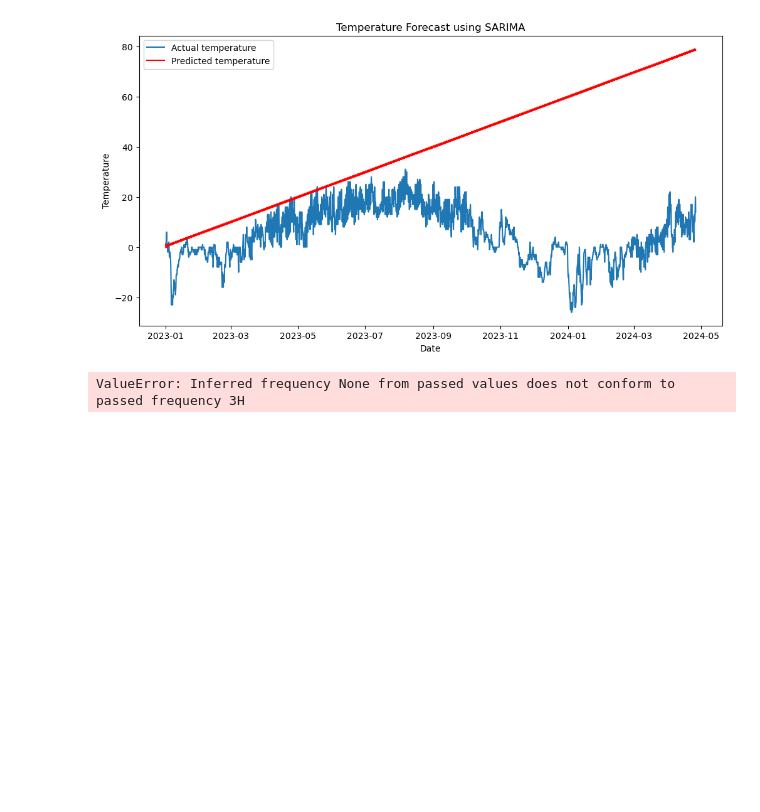
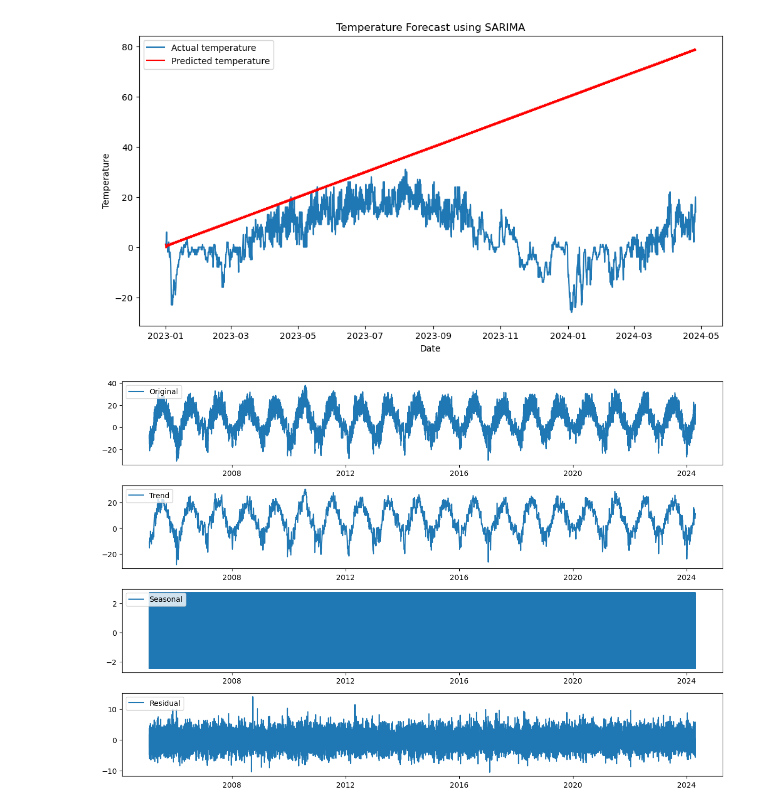
Before and after one commit to PeterOstr/kaggle, a Jupyter notebook: airflow_train1/weather_api_train.ipynb, the cells around one changed output. Saved outputs shown, nothing was run; the diff lists cells and outputs as text; code cells hidden in the pictures; blank space fills up the shorter version.

```diff
--- a/airflow_train1/weather_api_train.ipynb
+++ b/airflow_train1/weather_api_train.ipynb
@@ -686,33 +686,37 @@ data['Local time in Moscow'] = pd.to_datetime(data['Local time in Moscow'], form
 data.set_index('Local time in Moscow', inplace=True)
 data = data.loc[:, ['T']]
 data.dropna(inplace=True)
 
-# Set frequency of the time series index explicitly
-data.index.freq = '3H'  # Assuming hourly frequency
+# Create a new index with the desired frequency
+new_index = pd.date_range(start=data.index.min(), end=data.index.max(), freq='3H')
+
+# Reindex the dataframe with the new index and fill missing values using interpolation
+data = data.reindex(new_index)
+data['T'] = data['T'].interpolate(method='linear')
 
 # Perform seasonal decomposition
 decomposition = seasonal_decompose(data['T'], model='additive')
 
 # Plot the decomposed components
 plt.figure(figsize=(12, 8))
 
 plt.subplot(411)
 plt.plot(data.index, data['T'], label='Original')
 plt.legend(loc='upper left')
 
 plt.subplot(412)
 plt.plot(decomposition.trend, label='Trend')
 plt.legend(loc='upper left')
 
 plt.subplot(413)
 plt.plot(decomposition.seasonal, label='Seasonal')
 plt.legend(loc='upper left')
 
 plt.subplot(414)
 plt.plot(decomposition.resid, label='Residual')
 plt.legend(loc='upper left')
 
 plt.tight_layout()
 plt.show()
 # %% [output]
-ValueError: Inferred frequency None from passed values does not conform to passed frequency 3H
+[figure, added]
```
Also changed, not shown: parts of 2 cells of this notebook, 1 other file.
